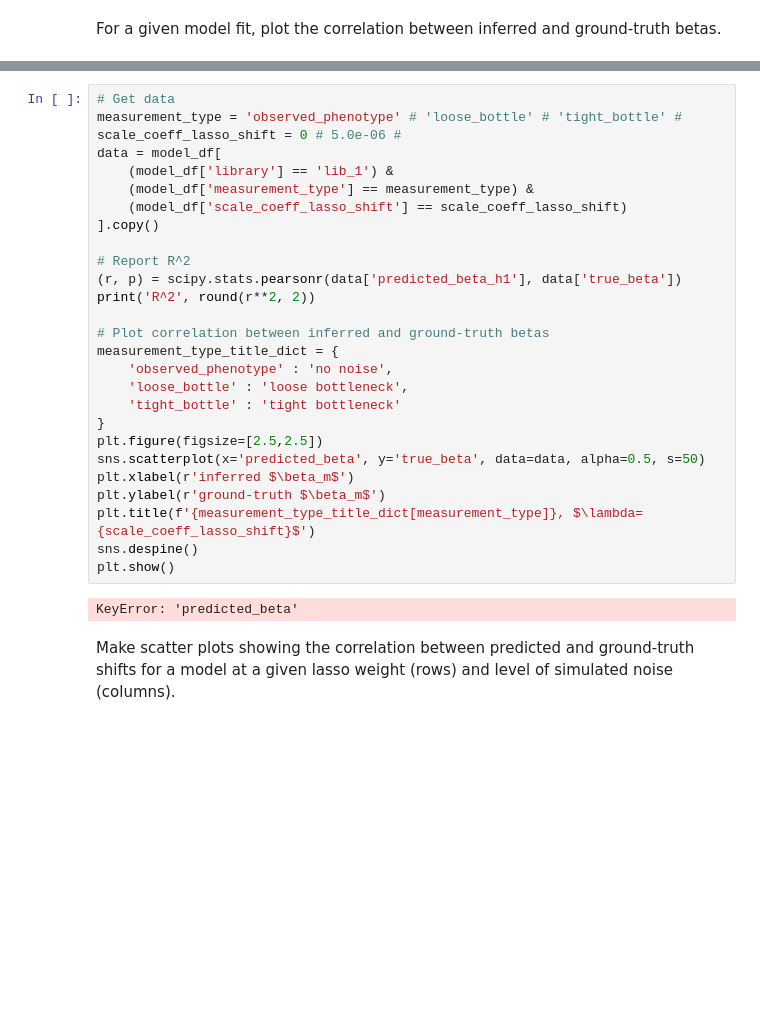
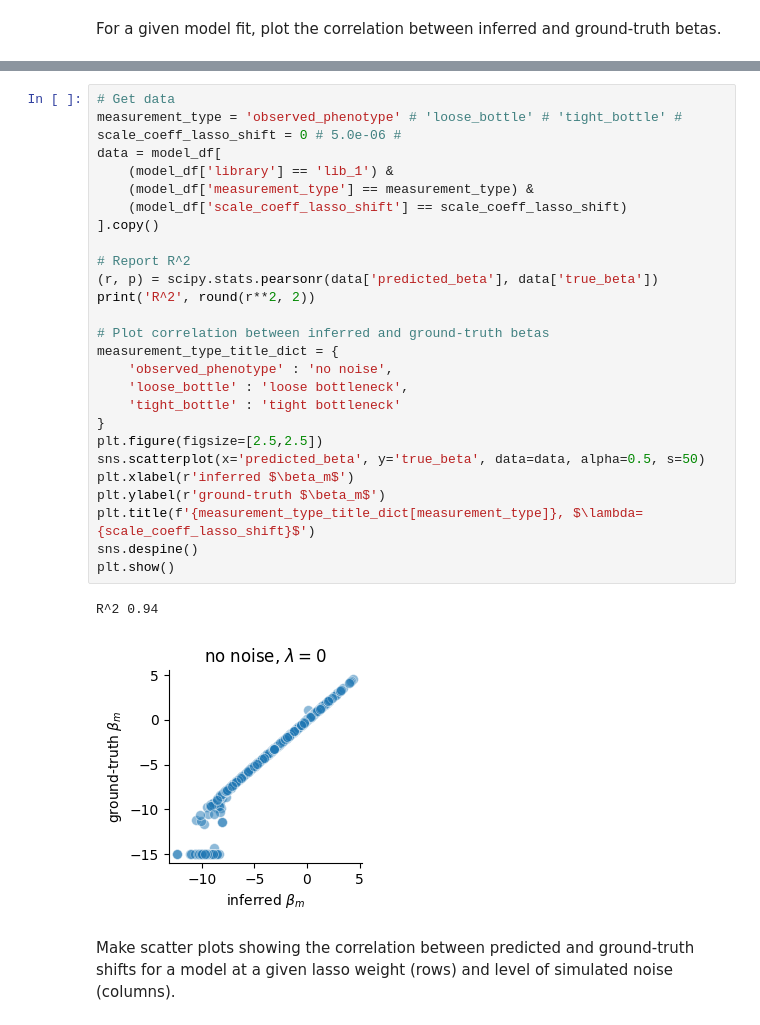
Before and after one commit to matsengrp/SARS-CoV-2_spike_multidms, a Jupyter notebook: simulation_manuscript_figures.ipynb, the cells around one changed output, grey strips where cells are left out. Drawn from its saved outputs; the diff is of its cells as text; blank space fills up the shorter version.

```diff
--- a/simulation_manuscript_figures.ipynb
+++ b/simulation_manuscript_figures.ipynb
@@ -158,32 +160,33 @@ model_df
 # %%
 # Get data
 measurement_type = 'observed_phenotype' # 'loose_bottle' # 'tight_bottle' #
 scale_coeff_lasso_shift = 0 # 5.0e-06 #
 data = model_df[
     (model_df['library'] == 'lib_1') &
     (model_df['measurement_type'] == measurement_type) &
     (model_df['scale_coeff_lasso_shift'] == scale_coeff_lasso_shift)
 ].copy()
 
 # Report R^2
-(r, p) = scipy.stats.pearsonr(data['predicted_beta_h1'], data['true_beta'])
+(r, p) = scipy.stats.pearsonr(data['predicted_beta'], data['true_beta'])
 print('R^2', round(r**2, 2))
 
 # Plot correlation between inferred and ground-truth betas
 measurement_type_title_dict = {
     'observed_phenotype' : 'no noise',
     'loose_bottle' : 'loose bottleneck',
     'tight_bottle' : 'tight bottleneck'
 }
 plt.figure(figsize=[2.5,2.5])
 sns.scatterplot(x='predicted_beta', y='true_beta', data=data, alpha=0.5, s=50)
 plt.xlabel(r'inferred $\beta_m$')
 plt.ylabel(r'ground-truth $\beta_m$')
 plt.title(f'{measurement_type_title_dict[measurement_type]}, $\lambda={scale_coeff_lasso_shift}$')
 sns.despine()
 plt.show()
 # %% [output]
-KeyError: 'predicted_beta'
+R^2 0.94
+[figure, added]
 # %% [markdown]
 Make scatter plots showing the correlation between predicted and ground-truth shifts for a model at a given lasso weight (rows) and level of simulated noise (columns).
 # %%
```
Also changed, not shown: parts of 12 cells of this notebook, 4 other files.
